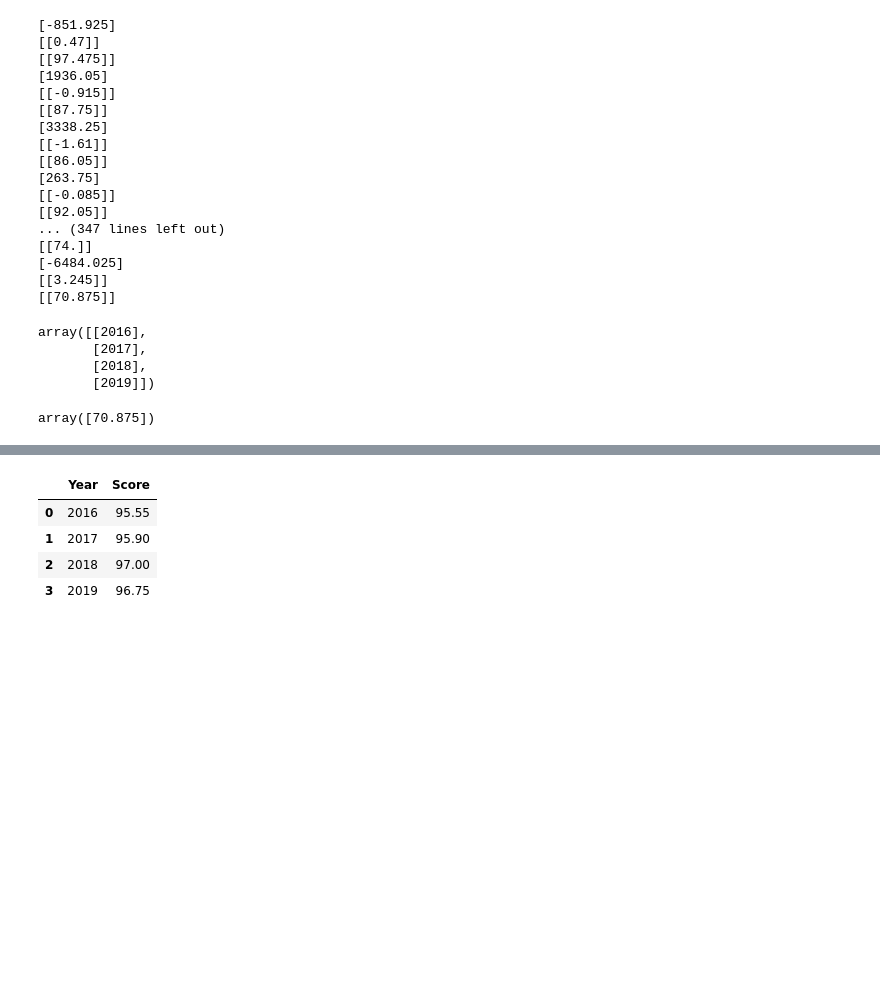
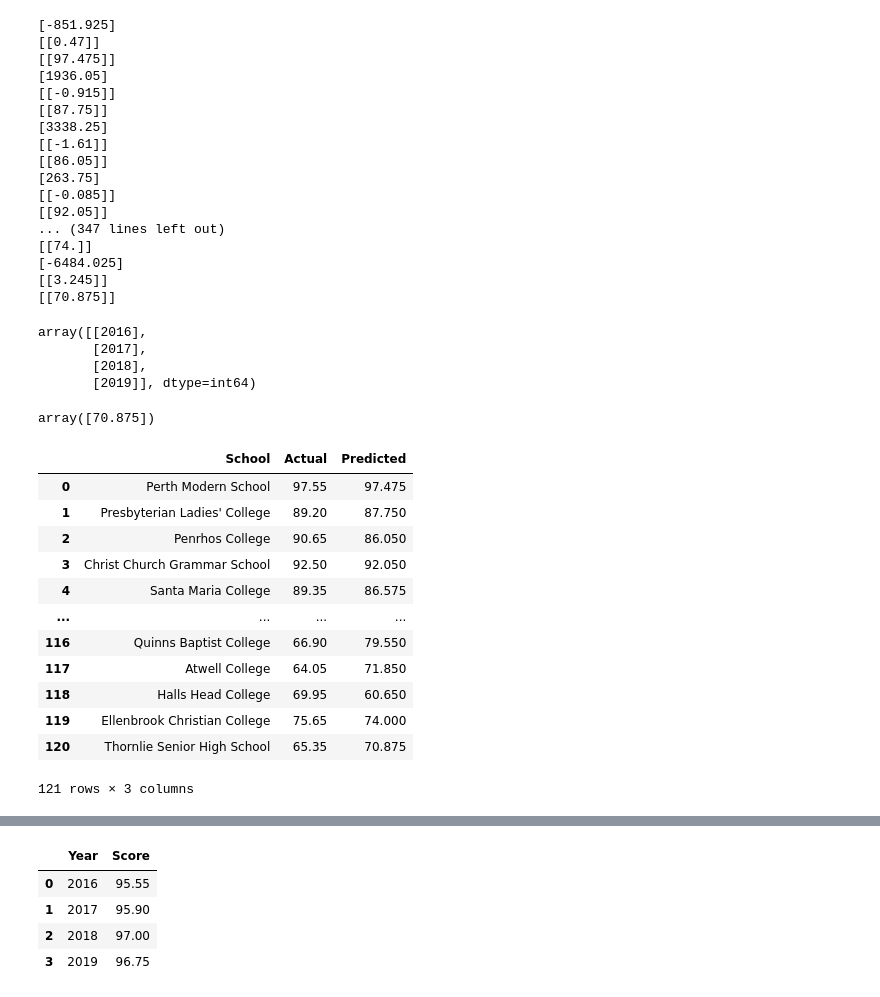
Before and after one commit to Rye-Git/UWA-Project_3, a Jupyter notebook: school_linear_reg_new_copy.ipynb, the cells around one changed output, grey strips where cells are left out. Cells and saved outputs as stored; diff of their text form; code cells hidden in the pictures; blank space fills up the shorter version.

```diff
--- a/school_linear_reg_new_copy.ipynb
+++ b/school_linear_reg_new_copy.ipynb
@@ -74,6 +74,12 @@ df
     # print('Mean Squared Error:', metrics.mean_squared_error(y_test, y_pred))
     # print('Root Mean Squared Error:', np.sqrt(metrics.mean_squared_error(y_test, y_pred)))
 # %%
+# for each school
+school_name_array = []
+y_test_array = []
+y_pred_array = []
+
+
 for i in df.index :
     X_train = df['Year_16'][i], df['Year_17'][i], df['Year_18'][i], df['Year_19'][i]
     X_train = list(X_train)
@@ -87,19 +93,23 @@ for i in df.index :
     y_test = (df['ATAR_20'][i])
     from sklearn.linear_model import LinearRegression
     regressor = LinearRegression()
-    reg = regressor.fit(X_train, y_train)
+    reg = regressor.fit(X_train, y_train) # train schoool using 16-19.
     print(regressor.intercept_)
     print(regressor.coef_)
     X_2020 = np.array(X_test)
     X_2020 = X_2020.reshape(-1, 1)
-    y_pred = reg.predict(X_2020)
+    y_pred = reg.predict(X_2020) # predict 2020
     print(y_pred)
     y_pred = y_pred[0]
-    predict = pd.DataFrame({'Actual': y_test, 'Predicted': y_pred})
-    from sklearn import metrics
+    predict = pd.DataFrame({'Actual': y_test, 'Predicted': y_pred}) # compare 2020 pred vs actual
+    school_name_array.append(df.iloc[i]["School"])
+    y_test_array.append(y_test)
+    y_pred_array.append(y_pred[0])
+    # from sklearn import metrics
     # print('Mean Absolute Error:', metrics.mean_absolute_error(y_test, y_pred))
     # print('Mean Squared Error:', metrics.mean_squared_error(y_test, y_pred))
     # print('Root Mean Squared Error:', np.sqrt(metrics.mean_squared_error(y_test, y_pred)))
+predicted_df = pd.DataFrame({'School': school_name_array, 'Actual': y_test_array, 'Predicted': y_pred_array})
 # %% [output]
 [-851.925]
 [[0.47]]
@@ -124,8 +134,24 @@ X_train
 array([[2016],
        [2017],
        [2018],
-       [2019]])
+       [2019]], dtype=int64)
 # %%
 y_pred
 # %% [output]
 array([70.875])
+# %%
+predicted_df
+# %% [output]
+|  | School | Actual | Predicted |
+| 0 | Perth Modern School | 97.55 | 97.475 |
+| 1 | Presbyterian Ladies' College | 89.20 | 87.750 |
+| 2 | Penrhos College | 90.65 | 86.050 |
+| 3 | Christ Church Grammar School | 92.50 | 92.050 |
+| 4 | Santa Maria College | 89.35 | 86.575 |
+| ... | ... | ... | ... |
+| 116 | Quinns Baptist College | 66.90 | 79.550 |
+| 117 | Atwell College | 64.05 | 71.850 |
+| 118 | Halls Head College | 69.95 | 60.650 |
+| 119 | Ellenbrook Christian College | 75.65 | 74.000 |
+| 120 | Thornlie Senior High School | 65.35 | 70.875 |
+121 rows × 3 columns
```
Also changed, not shown: parts of 1 cell of this notebook.
